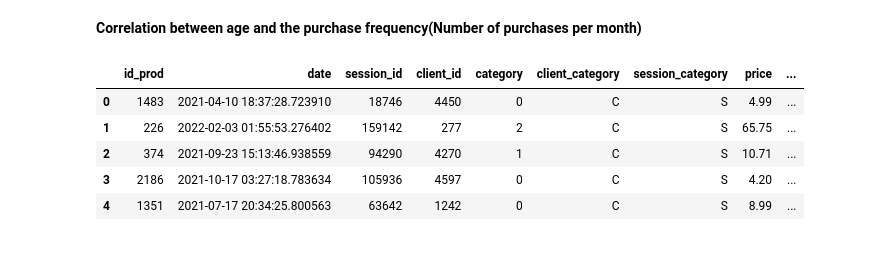
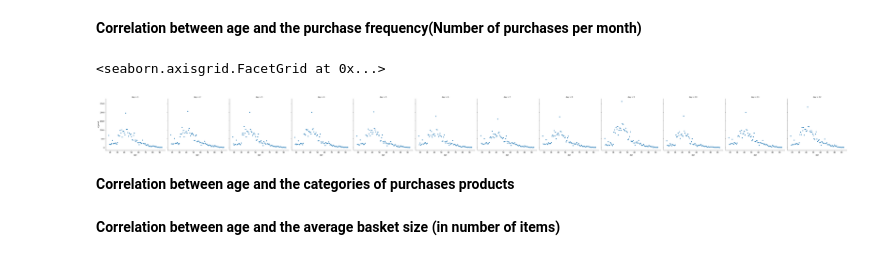
Before and after one commit to furawa/OC_data_analyst_projects, a Jupyter notebook: 02_analyze_company_sales/analyze_company_sales.ipynb, the cells around one changed output. Drawn from its saved outputs; the diff is of its cells as text; code cells hidden in the pictures.

```diff
--- a/02_analyze_company_sales/analyze_company_sales.ipynb
+++ b/02_analyze_company_sales/analyze_company_sales.ipynb
@@ -740,9 +738,12 @@ Young people buy more than old people.
-# %%
-sales_clean.head()
-# %% [output]
-|  | id_prod | date | session_id | client_id | category | client_category | session_category | price | ... |
-| 0 | 1483 | 2021-04-10 18:37:28.723910 | 18746 | 4450 | 0 | C | S | 4.99 | ... |
-| 1 | 226 | 2022-02-03 01:55:53.276402 | 159142 | 277 | 2 | C | S | 65.75 | ... |
-| 2 | 374 | 2021-09-23 15:13:46.938559 | 94290 | 4270 | 1 | C | S | 10.71 | ... |
-| 3 | 2186 | 2021-10-17 03:27:18.783634 | 105936 | 4597 | 0 | C | S | 4.20 | ... |
-| 4 | 1351 | 2021-07-17 20:34:25.800563 | 63642 | 1242 | 0 | C | S | 8.99 | ... |
+# %%
+sales_clean_freq = sales_clean.copy()
+sales_clean_freq["day"] = sales_clean_freq.date.dt.month
+g = sales_clean_freq.groupby(["day", "age"]).id_prod.count().reset_index()
+sb.relplot("age", "id_prod", data = g, kind = "scatter", col = "day")
+# %% [output]
+<seaborn.axisgrid.FacetGrid at 0x...>
+[figure, added]
+# %% [markdown]
+**Correlation between age and the categories of purchases products**
+# %% [markdown]
+**Correlation between age and the average basket size (in number of items)**
```
Also changed, not shown: parts of 3 cells of this notebook.
